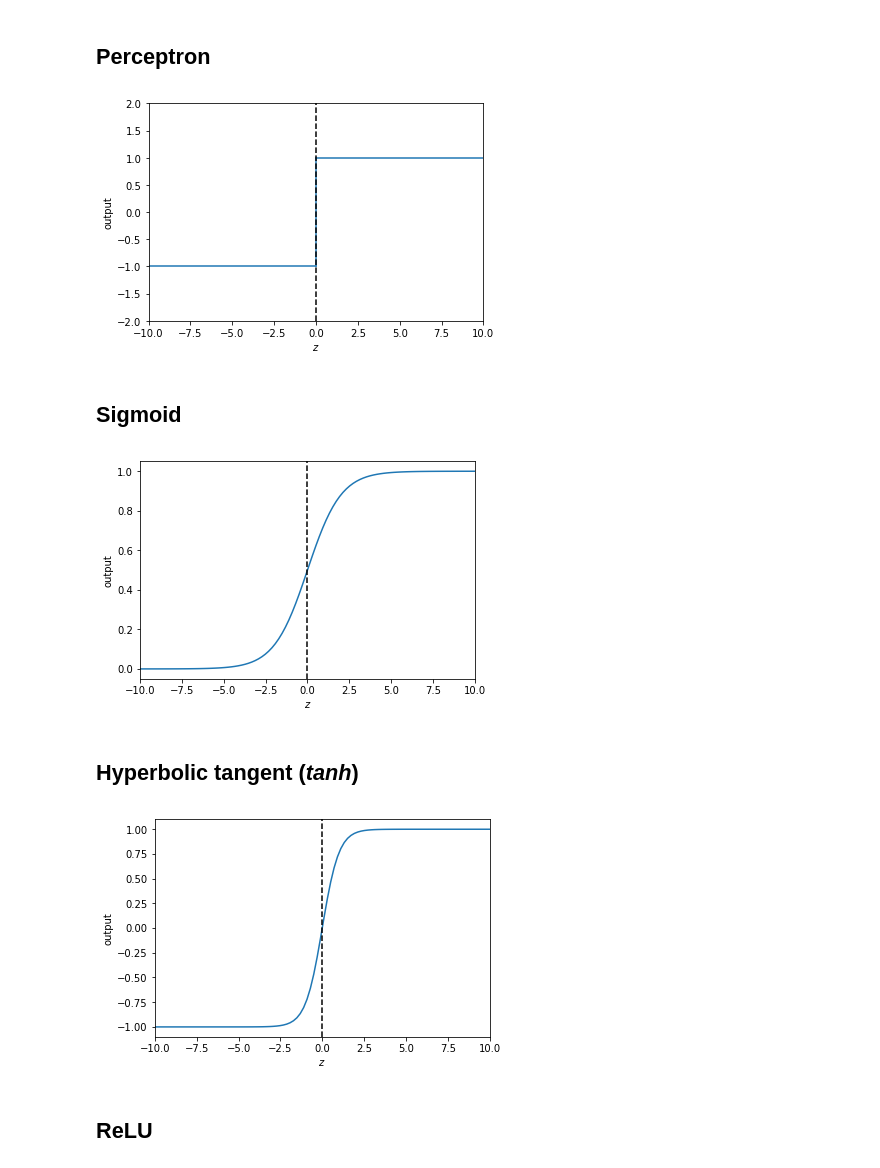
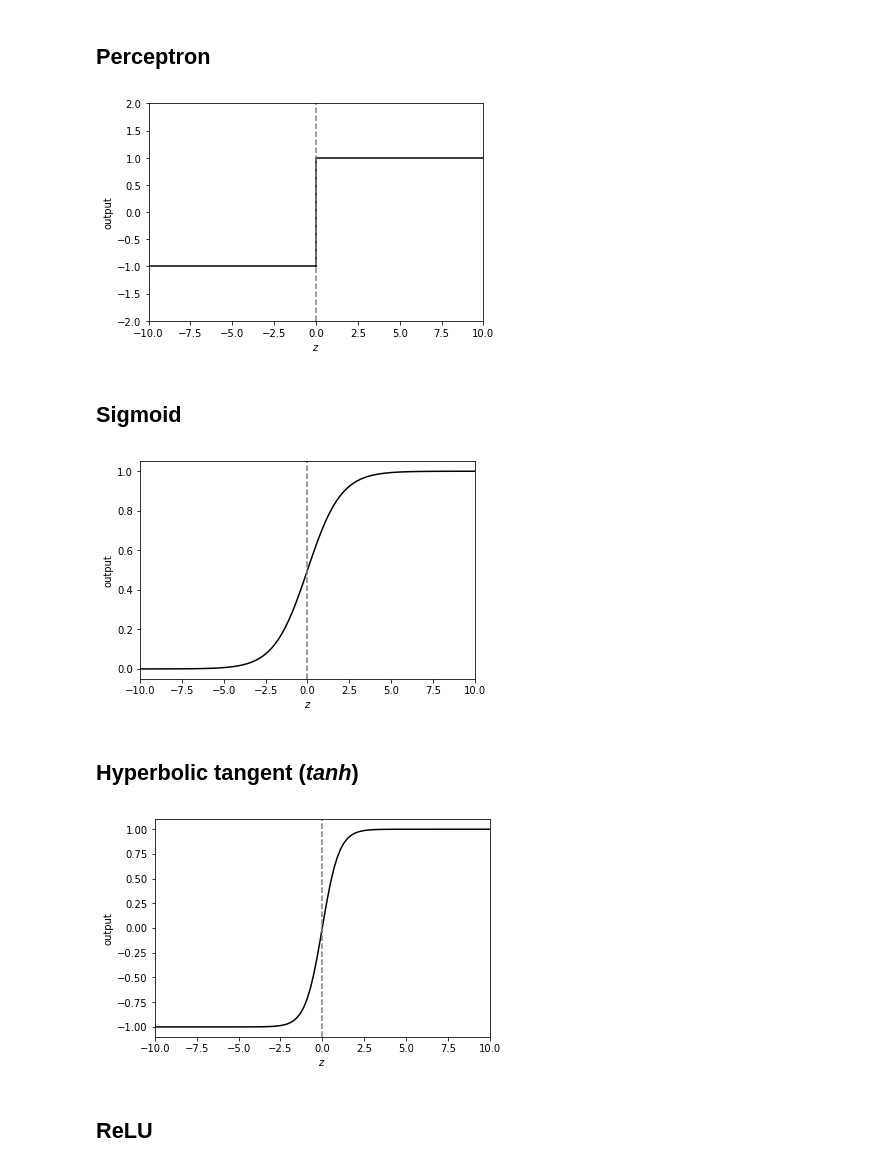
Before and after one commit to arnomoonens/Master-Thesis, a Jupyter notebook: notebooks/activation_functions.ipynb, the cells around one changed output. Cells and saved outputs as stored; diff of their text form; code cells hidden in the pictures.

Commit message:
Changed line colors of activation functions

```diff
--- a/notebooks/activation_functions.ipynb
+++ b/notebooks/activation_functions.ipynb
@@ -12,45 +12,45 @@ images_ext = ".png"
 # %% [markdown]
 ## Perceptron
 # %%
-plt.plot(range(-10,1,1),[-1] * 11,color="#1f77b4")
-plt.plot(range(0,11,1),[1] * 11, color="#1f77b4")
-plt.plot([0,0],[-1,1],color="#1f77b4")
+plt.plot(range(-10,1,1),[-1] * 11,color="black")
+plt.plot(range(0,11,1),[1] * 11, color="black")
+plt.plot([0,0],[-1,1],color="black")
 plt.xlabel("$z$")
 plt.ylabel("output")
 plt.ylim(-2,2)
 plt.xlim(-10,10)
-plt.axvline(x=0,color="black", linestyle="--")
+plt.axvline(x=0,color="gray", linestyle="--")
 plt.savefig(images_dir + "perceptron" + images_ext)
 # %% [output]
-[figure, old version]
+[figure, new version]
 # %% [markdown]
 ## Sigmoid
 # %%
 sigmoid_x = np.linspace(-10, 10, 100)
 sigmoid_y = 1.0/(1+np.exp(-sigmoid_x))
 # %%
-plt.plot(sigmoid_x,sigmoid_y,color="#1f77b4")
+plt.plot(sigmoid_x,sigmoid_y,color="black")
 plt.xlabel("$z$")
 plt.ylabel("output")
 plt.xlim(-10,10)
-plt.axvline(x=0,color="black", linestyle="--")
+plt.axvline(x=0,color="grey", linestyle="--")
 plt.savefig(images_dir + "sigmoid" + images_ext)
 # %% [output]
-[figure, old version]
+[figure, new version]
 # %% [markdown]
 ## Hyperbolic tangent (_tanh_)
 # %%
 tanh_x = np.linspace(-10, 10, 100)
 tanh_y = np.tanh(tanh_x)
 # %%
-plt.plot(tanh_x,tanh_y)
+plt.plot(tanh_x,tanh_y, color="black")
 plt.xlabel("$z$")
 plt.ylabel("output")
 plt.xlim(-10,10)
-plt.axvline(x=0,color="black", linestyle="--")
+plt.axvline(x=0,color="grey", linestyle="--")
 plt.savefig(images_dir + "tanh" + images_ext)
 # %% [output]
-[figure, old version]
+[figure, new version]
 # %% [markdown]
 ## ReLU
 # %%
```
Also changed, not shown: parts of 2 cells of this notebook, 6 other files.
